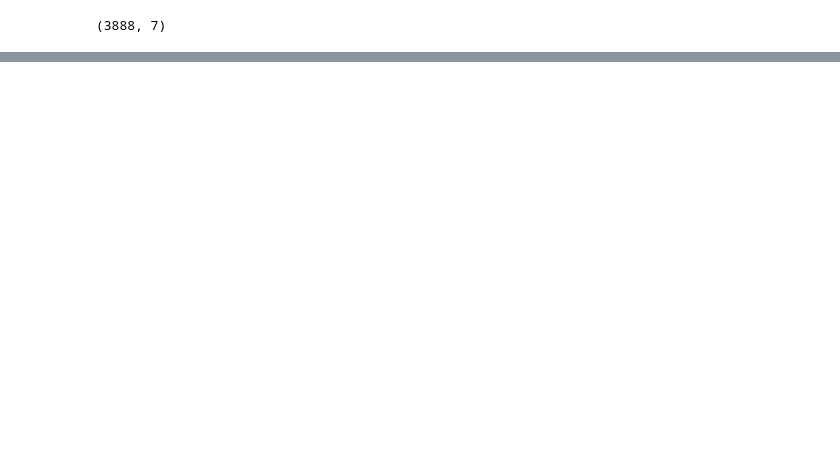
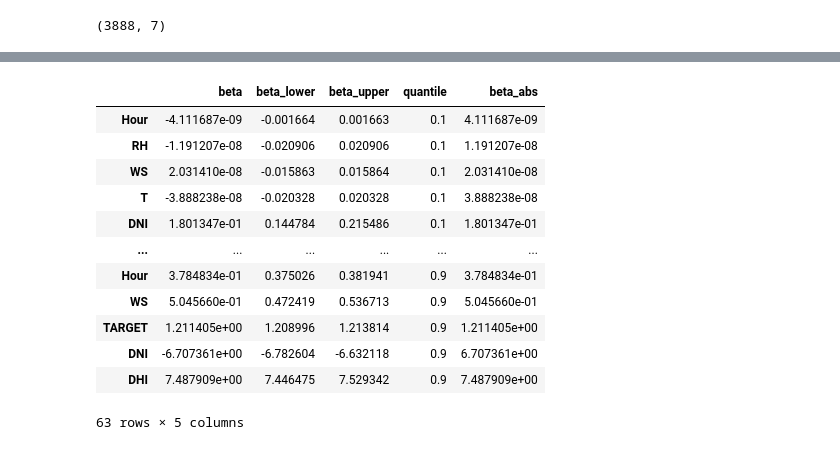
Before and after one commit to gogooma9/SolarGen, a Jupyter notebook: src/solar_gen.ipynb, the cells around one changed output, grey strips where cells are left out. Cells and saved outputs as stored; diff of their text form; code cells hidden in the pictures; blank space fills up the shorter version.

```diff
--- a/src/solar_gen.ipynb
+++ b/src/solar_gen.ipynb
@@ -521,0 +240,18 @@ print("[avg]\t%.6f"%np.average(list(loss_2.values())))
+# %%
+Qreg_coefs['beta_abs'] = np.abs(Qreg_coefs['beta'] )
+Qreg_coefs = Qreg_coefs.sort_values(by=['quantile','beta_abs'])
+Qreg_coefs
+# %% [output]
+|  | beta | beta_lower | beta_upper | quantile | beta_abs |
+| Hour | -4.111687e-09 | -0.001664 | 0.001663 | 0.1 | 4.111687e-09 |
+| RH | -1.191207e-08 | -0.020906 | 0.020906 | 0.1 | 1.191207e-08 |
+| WS | 2.031410e-08 | -0.015863 | 0.015864 | 0.1 | 2.031410e-08 |
+| T | -3.888238e-08 | -0.020328 | 0.020328 | 0.1 | 3.888238e-08 |
+| DNI | 1.801347e-01 | 0.144784 | 0.215486 | 0.1 | 1.801347e-01 |
+| ... | ... | ... | ... | ... | ... |
+| Hour | 3.784834e-01 | 0.375026 | 0.381941 | 0.9 | 3.784834e-01 |
+| WS | 5.045660e-01 | 0.472419 | 0.536713 | 0.9 | 5.045660e-01 |
+| TARGET | 1.211405e+00 | 1.208996 | 1.213814 | 0.9 | 1.211405e+00 |
+| DNI | -6.707361e+00 | -6.782604 | -6.632118 | 0.9 | 6.707361e+00 |
+| DHI | 7.487909e+00 | 7.446475 | 7.529342 | 0.9 | 7.487909e+00 |
+63 rows × 5 columns
```
Also changed, not shown: parts of 27 cells of this notebook.
